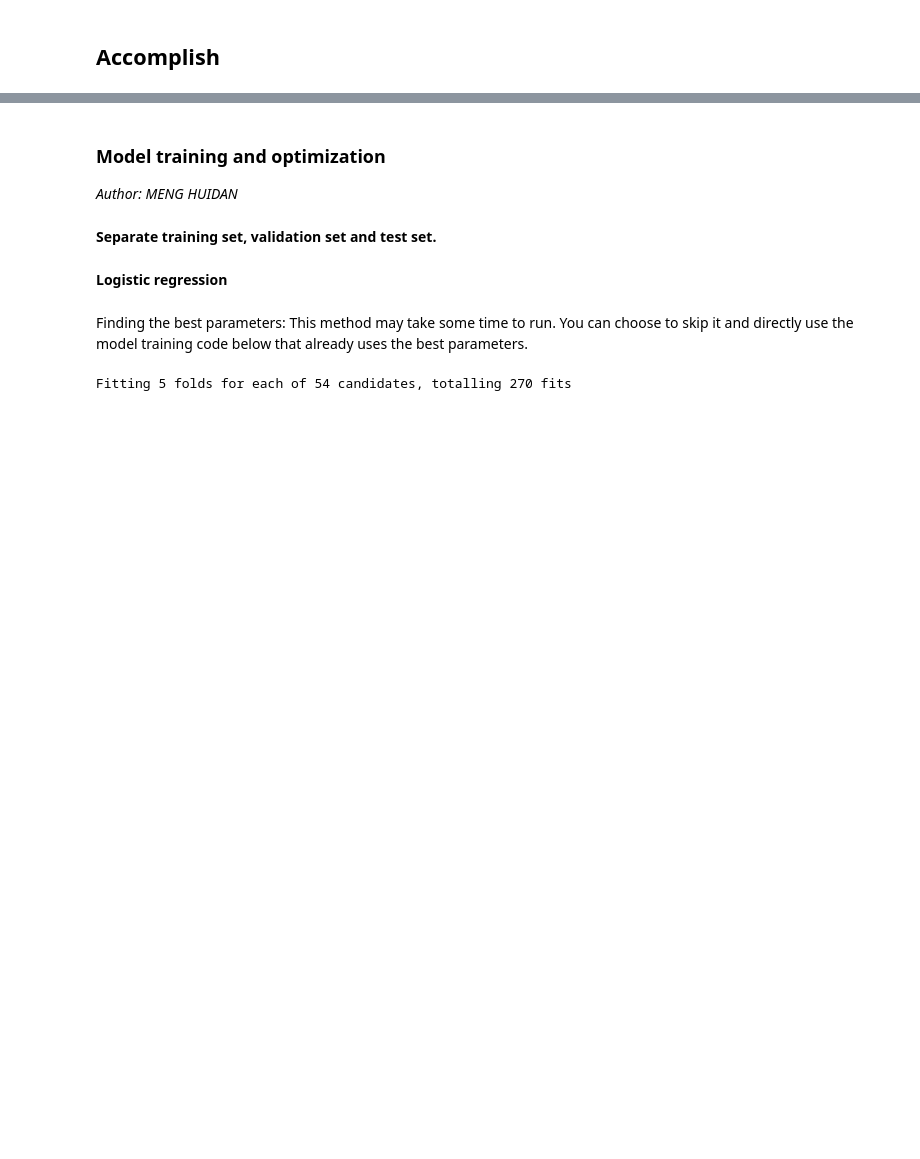
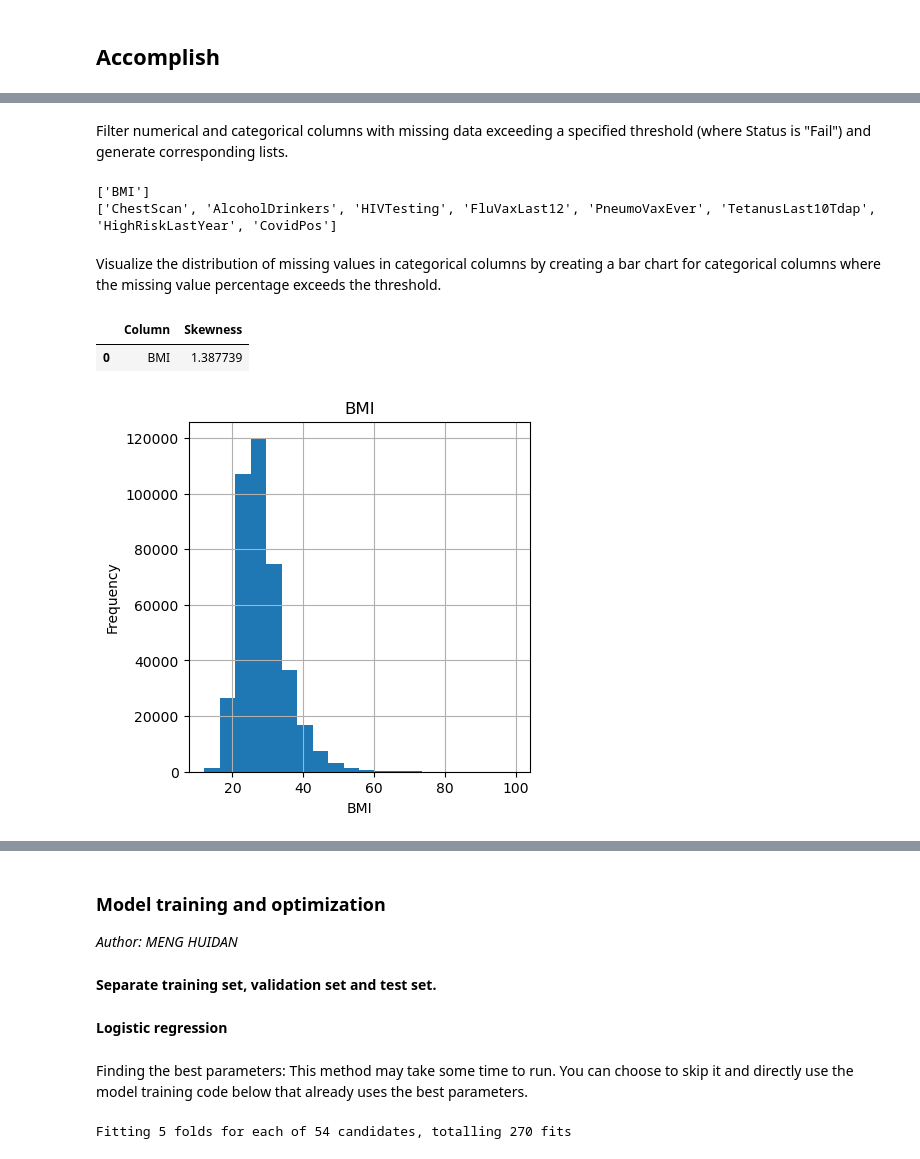
Before and after one commit to HaydenMeng/WQD7003_Project_Heartdisease_Prediction, a Jupyter notebook: WQD7003-GROUP8-Submission.ipynb, the cells around one changed output, grey strips where cells are left out. Cells and saved outputs as stored; diff of their text form; code cells hidden in the pictures; blank space fills up the shorter version.

Commit message:
add data cleaning and analysis

```diff
--- a/WQD7003-GROUP8-Submission.ipynb
+++ b/WQD7003-GROUP8-Submission.ipynb
@@ -84,0 +53,4 @@ Final number of features： 42
+# %%
+data = pd.read_csv('heart_2022_with_nans.csv')
+display(data.shape)
+display(data.info())
@@ -84,0 +80,14 @@ Final number of features： 42
+# %%
+# Overview of numerical data
+numerical_data_overview = data.describe()
+numerical_columns = numerical_data_overview.columns
+
+# Overview of categorical data
+categorical_columns = data.select_dtypes(include=['object']).columns
+categorical_data_overview = data[categorical_columns].describe()
+
+print("Numerical Data Overview:")
+display(numerical_data_overview.T)
+print("\n")
+print("Categorical Data Overview:")
+display(categorical_data_overview.T)
@@ -84,0 +203,34 @@ Final number of features： 42
+# %% [markdown]
+Filter numerical and categorical columns with missing data exceeding a specified threshold (where Status is "Fail") and generate corresponding lists.
+# %%
+missing_numerical = list(numerical_summary_df[numerical_summary_df['Status']=='Fail']['Column'].values)
+missing_categorical = list(categorical_summary_df[categorical_summary_df['Status']=='Fail']['Column'].values)
+
+print(missing_numerical)
+print(missing_categorical)
+# %% [output]
+['BMI']
+['ChestScan', 'AlcoholDrinkers', 'HIVTesting', 'FluVaxLast12', 'PneumoVaxEver', 'TetanusLast10Tdap', 'HighRiskLastYear', 'CovidPos']
+# %% [markdown]
+Visualize the distribution of missing values in categorical columns by creating a bar chart for categorical columns where the missing value percentage exceeds the threshold.
+# %%
+# Calculating skewness & Plotting histograms for numerical columns
+# moderate skewness
+skewness_values = data[missing_numerical].skew().reset_index()
+skewness_values.columns = ['Column', 'Skewness']
+skewness_values = skewness_values.sort_values(by='Skewness', ascending=True)
+
+# Display the DataFrame with skewness values
+display(skewness_values)
+
+plt.figure(figsize=(15, 10))
+for i, col in enumerate(missing_numerical):
+    plt.subplot(2, 3, i + 1)
+    data[col].hist(bins=20)
+    plt.title(col)
+    plt.xlabel(col)
+    plt.ylabel('Frequency')
+# %% [output]
+|  | Column | Skewness |
+| 0 | BMI | 1.387739 |
+[figure, added]
```
Also changed, not shown: parts of 72 cells of this notebook.
